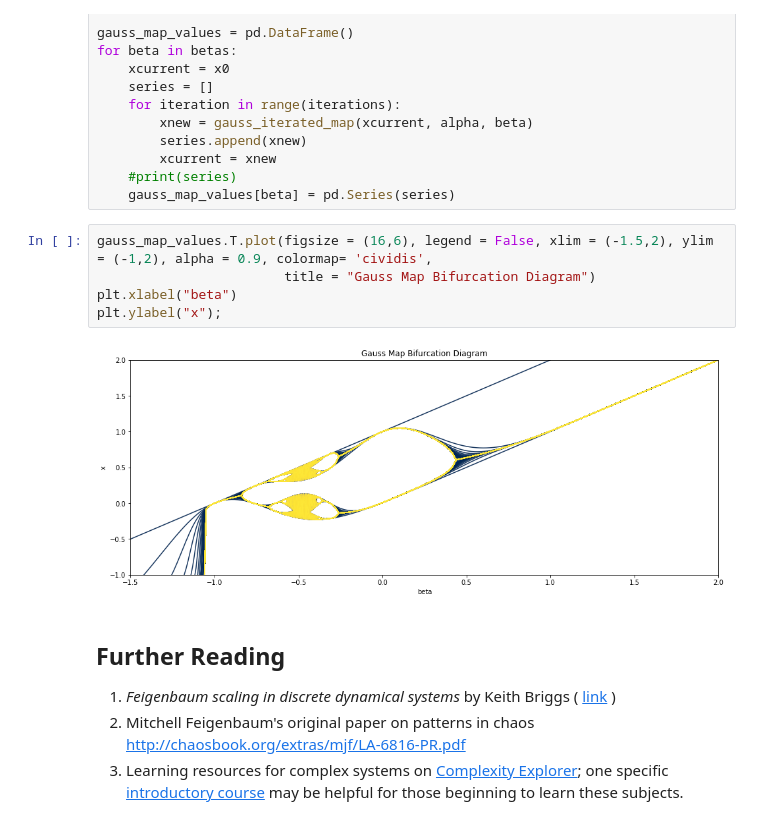
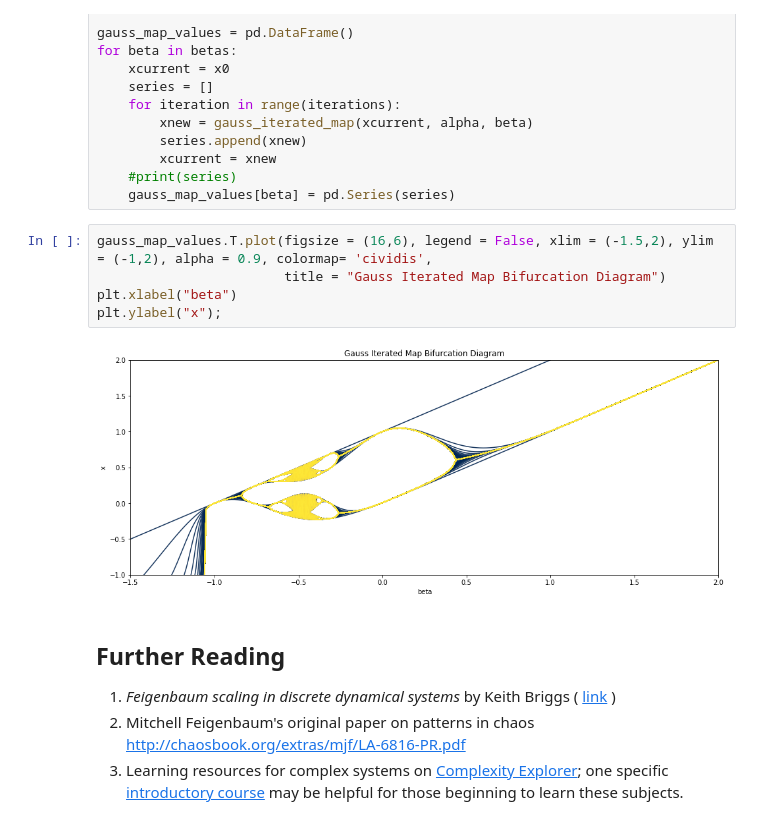
Before and after one commit to aiexplorations/nonlinear-dynamics, a Jupyter notebook: NLD.ipynb, the cells around one changed output. Drawn from its saved outputs; the diff is of its cells as text.

Commit message:
fixed title for Gauss Iterative Map diagram

```diff
--- a/NLD.ipynb
+++ b/NLD.ipynb
@@ -108,11 +108,11 @@ for beta in betas:
     gauss_map_values[beta] = pd.Series(series)
 # %%
 gauss_map_values.T.plot(figsize = (16,6), legend = False, xlim = (-1.5,2), ylim = (-1,2), alpha = 0.9, colormap= 'cividis',
-                        title = "Gauss Map Bifurcation Diagram")
+                        title = "Gauss Iterated Map Bifurcation Diagram")
 plt.xlabel("beta")
 plt.ylabel("x");
 # %% [output]
-[figure, old version]
+[figure, new version]
 # %% [markdown]
 ## Further Reading
 
```
